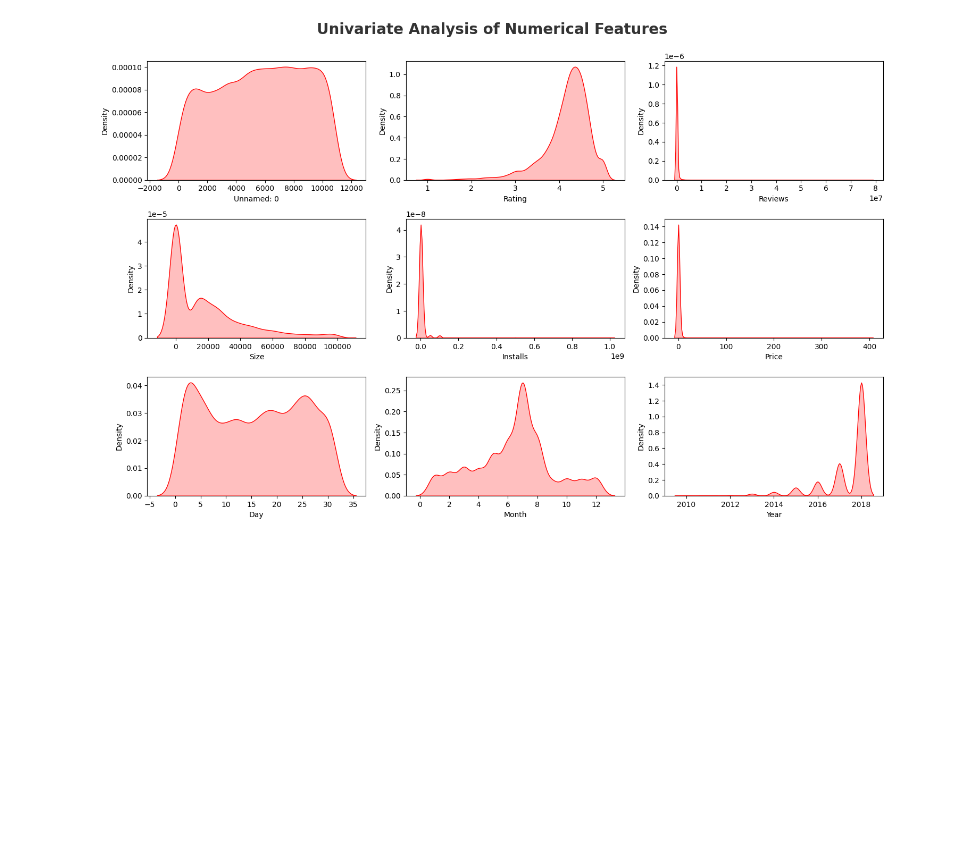
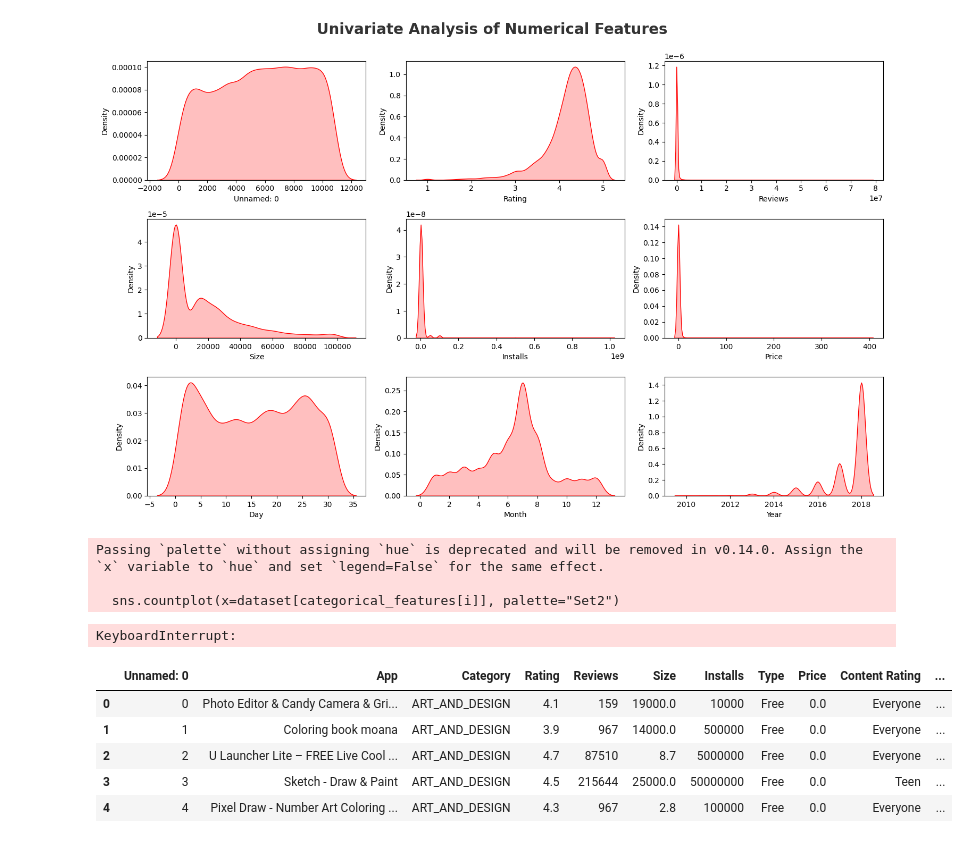
Before and after one commit to Shimul-Zahan/ML-Bootcamp, a Jupyter notebook: EDA/goole_playstore_data_with_eda.ipynb, the cells around one changed output. Saved outputs shown, nothing was run; the diff lists cells and outputs as text; code cells hidden in the pictures; blank space fills up the shorter version.

```diff
--- a/EDA/goole_playstore_data_with_eda.ipynb
+++ b/EDA/goole_playstore_data_with_eda.ipynb
@@ -431,3 +433,29 @@ This will become an error in seaborn v0.14.0; please update your code.
 
   sns.kdeplot(x=dataset[numerical_features[i]],shade=True, color='r')
 [figure]
+# %%
+## Proportion of count data on categorical columns
+
+plt.figure(figsize=(15, 15))
+plt.suptitle('Univariate Analysis of Numerical Features', fontsize=20, fontweight='bold', alpha=0.8, y=1.)
+
+for i in range(0, len(categorical_features)):
+    plt.subplot(5, 3, i+1)
+    sns.countplot(x=dataset[categorical_features[i]], palette="Set2")
+    plt.xlabel(categorical_features[i])
+    plt.xticks(rotation = 45)
+    plt.tight_layout()
+# %% [output]
+Passing `palette` without assigning `hue` is deprecated and will be removed in v0.14.0. Assign the `x` variable to `hue` and set `legend=False` for the same effect.
+
+  sns.countplot(x=dataset[categorical_features[i]], palette="Set2")
+KeyboardInterrupt:
+# %%
+dataset.head()
+# %% [output]
+|  | Unnamed: 0 | App | Category | Rating | Reviews | Size | Installs | Type | Price | Content Rating | ... |
+| 0 | 0 | Photo Editor & Candy Camera & Gri... | ART_AND_DESIGN | 4.1 | 159 | 19000.0 | 10000 | Free | 0.0 | Everyone | ... |
+| 1 | 1 | Coloring book moana | ART_AND_DESIGN | 3.9 | 967 | 14000.0 | 500000 | Free | 0.0 | Everyone | ... |
+| 2 | 2 | U Launcher Lite – FREE Live Cool ... | ART_AND_DESIGN | 4.7 | 87510 | 8.7 | 5000000 | Free | 0.0 | Everyone | ... |
+| 3 | 3 | Sketch - Draw & Paint | ART_AND_DESIGN | 4.5 | 215644 | 25000.0 | 50000000 | Free | 0.0 | Teen | ... |
+| 4 | 4 | Pixel Draw - Number Art Coloring ... | ART_AND_DESIGN | 4.3 | 967 | 2.8 | 100000 | Free | 0.0 | Everyone | ... |
```
Also changed, not shown: parts of 6 cells of this notebook.
